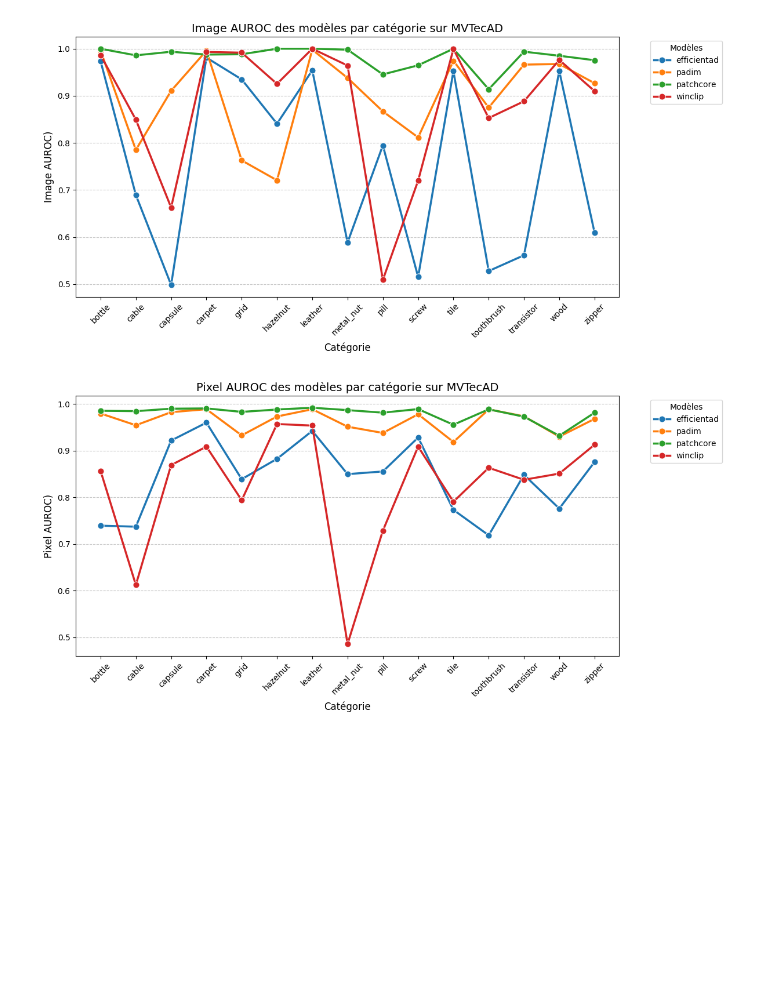
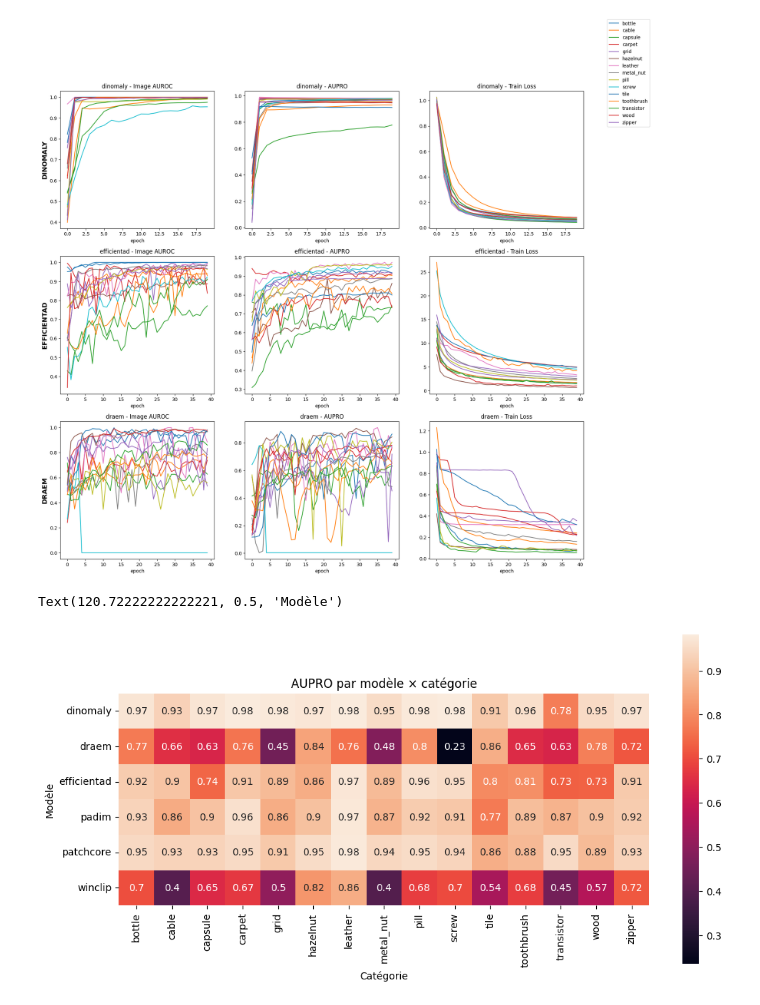
Before and after one commit to gatrellesse/anomaly_detection, a Jupyter notebook: anomalib/src/dataviz_results_benchmark.ipynb, the cells around one changed output. Drawn from its saved outputs; the diff is of its cells as text; code cells hidden in the pictures; blank space fills up the shorter version.

```diff
--- a/anomalib/src/dataviz_results_benchmark.ipynb
+++ b/anomalib/src/dataviz_results_benchmark.ipynb
@@ -10,38 +5,0 @@ df.sort_values(["model","category"], inplace=True)
-# %%
-plt.figure(figsize=(12, 6))
-
-# On utilise lineplot : x = catégories, y = rang, hue = modèle pour avoir une ligne par modèle
-sns.lineplot(data=df, x="category", y="image_AUROC", hue="model",
-             marker="o", linewidth=2.5, markersize=8)
-
-# 5. Esthétique
-plt.title("Image AUROC des modèles par catégorie sur MVTecAD", fontsize=14)
-plt.xlabel("Catégorie", fontsize=12)
-plt.ylabel("Image AUROC)", fontsize=12)
-plt.grid(axis='y', linestyle='--', alpha=0.7)
-plt.legend(title="Modèles", bbox_to_anchor=(1.05, 1), loc='upper left')
-plt.xticks(rotation=45)
-
-plt.tight_layout()
-plt.show()
-# %% [output]
-[figure, removed]
-# %%
-plt.figure(figsize=(12, 6))
-
-# On utilise lineplot : x = catégories, y = rang, hue = modèle pour avoir une ligne par modèle
-sns.lineplot(data=df, x="category", y="pixel_AUROC", hue="model",
-             marker="o", linewidth=2.5, markersize=8)
-
-# 5. Esthétique
-plt.title("Pixel AUROC des modèles par catégorie sur MVTecAD", fontsize=14)
-plt.xlabel("Catégorie", fontsize=12)
-plt.ylabel("Pixel AUROC)", fontsize=12)
-plt.grid(axis='y', linestyle='--', alpha=0.7)
-plt.legend(title="Modèles", bbox_to_anchor=(1.05, 1), loc='upper left')
-plt.xticks(rotation=45)
-
-plt.tight_layout()
-plt.show()
-# %% [output]
-[figure, removed]
@@ -48 +18,38 @@ plt.show()
+# %%
+fig, axes = plt.subplots(len(models_w_training), 3, figsize=(20, 6 * len(models_w_training)))
+
+if len(models_w_training) == 1:
+    axes = axes.reshape(1, 3)
+
+for i, model_name in enumerate(models_w_training):
+    df_model = df_training[df_training.model == model_name]
+
+    for name, group in df_model.groupby("category"):
+        group.plot(x="epoch", y="AUROC", ax=axes[i, 0], label=name, legend=False)
+        group.plot(x="epoch", y="AUPRO", ax=axes[i, 1], label=name, legend=False)
+        group.plot(x="epoch", y="train_loss_epoch", ax=axes[i, 2], label=name, legend=False)
+
+    axes[i, 0].set_ylabel(model_name.upper(), fontsize=14, fontweight='bold')
+    axes[i, 0].set_title(f"{model_name} - Image AUROC")
+    axes[i, 1].set_title(f"{model_name} - AUPRO")
+    axes[i, 2].set_title(f"{model_name} - Train Loss")
+
+handles, labels = axes[0, 0].get_legend_handles_labels()
+fig.legend(handles, labels)
+plt.show()
+# %% [output]
+[figure, added]
+# %%
+df_heatmap = df_results.copy()
+df_heatmap = df_heatmap[["AUPRO","model","category"]]
+df_heatmap = df_heatmap
+df_heatmap = df_heatmap.pivot(columns="category", index="model", values="AUPRO")
+plt.figure(figsize=(12,6))
+plt.title("AUPRO par modèle × catégorie")
+sns.heatmap(df_heatmap,annot=True,square=True)
+plt.xlabel("Catégorie")
+plt.ylabel("Modèle")
+# %% [output]
+Text(120.72222222222221, 0.5, 'Modèle')
+[figure, added]
 # %%
```
Also changed, not shown: parts of 5 cells of this notebook, 1 other file.
